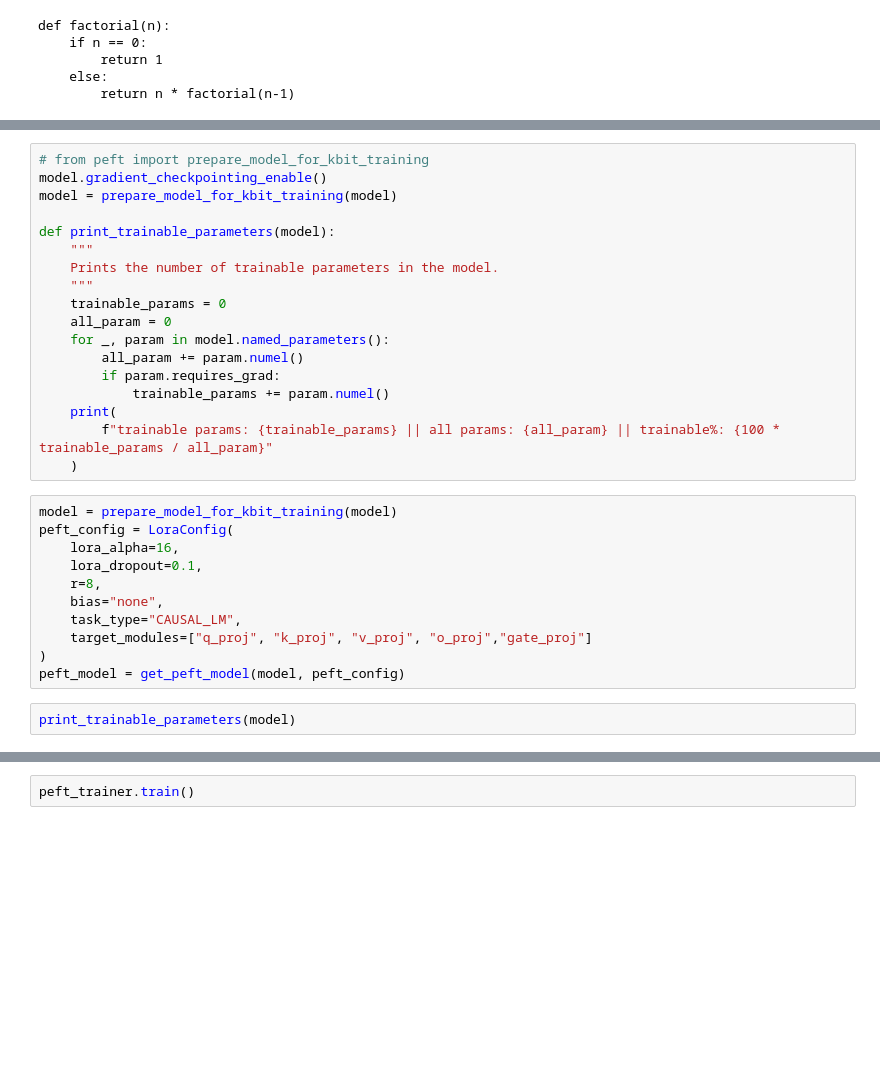
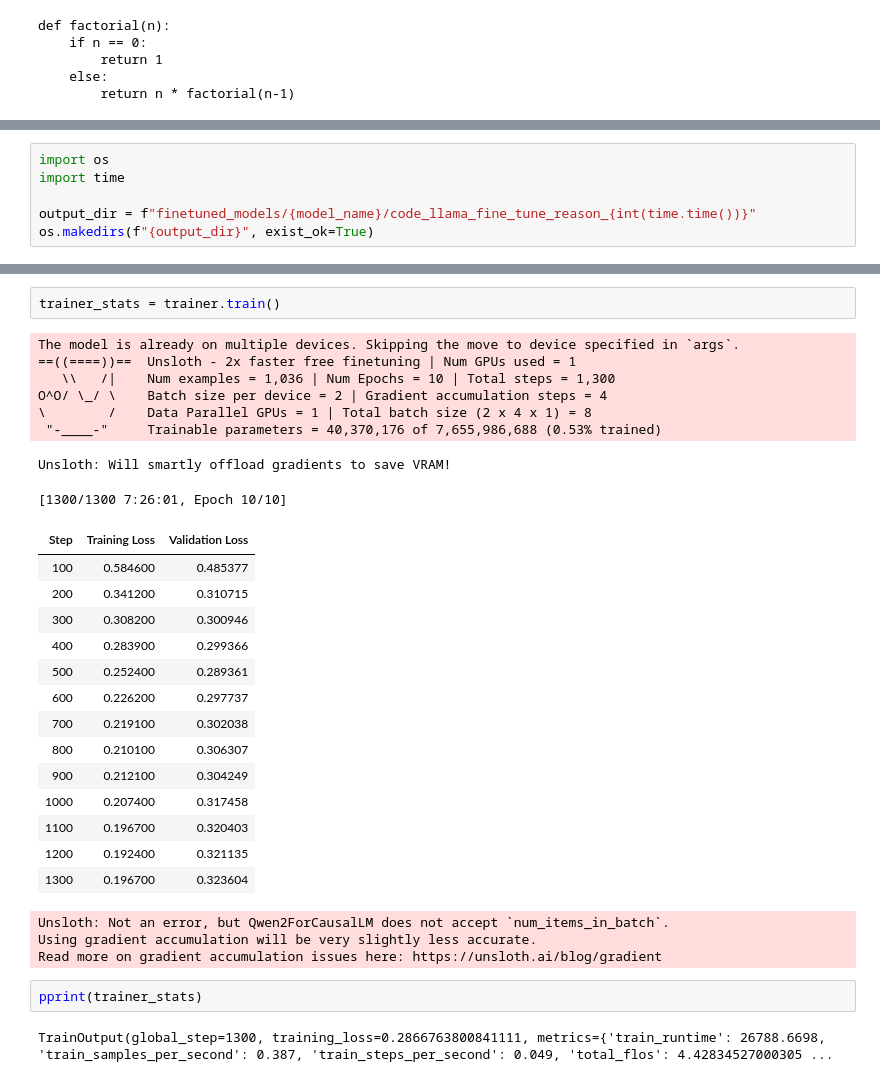
Before and after one commit to nsakib1017/pyllmpatch, a Jupyter notebook: finetuning/model_fine_tuner.ipynb, the cells around one changed output, grey strips where cells are left out. Cells and saved outputs as stored; diff of their text form; blank space fills up the shorter version.

Commit message:
finetuning script added

```diff
--- a/finetuning/model_fine_tuner.ipynb
+++ b/finetuning/model_fine_tuner.ipynb
@@ -136,31 +304,0 @@ def factorial(n):
-# %%
-# from peft import prepare_model_for_kbit_training
-model.gradient_checkpointing_enable()
-model = prepare_model_for_kbit_training(model)
-
-def print_trainable_parameters(model):
-    """
-    Prints the number of trainable parameters in the model.
-    """
-    trainable_params = 0
-    all_param = 0
-    for _, param in model.named_parameters():
-        all_param += param.numel()
-        if param.requires_grad:
-            trainable_params += param.numel()
-    print(
-        f"trainable params: {trainable_params} || all params: {all_param} || trainable%: {100 * trainable_params / all_param}"
-    )
-# %%
-model = prepare_model_for_kbit_training(model)
-peft_config = LoraConfig(
-    lora_alpha=16,
-    lora_dropout=0.1,
-    r=8,
-    bias="none",
-    task_type="CAUSAL_LM",
-    target_modules=["q_proj", "k_proj", "v_proj", "o_proj","gate_proj"]
-)
-peft_model = get_peft_model(model, peft_config)
-# %%
-print_trainable_parameters(model)
@@ -209,0 +305,6 @@ peft_trainer = transformers.Trainer(
+# %%
+import os
+import time
+
+output_dir = f"finetuned_models/{model_name}/code_llama_fine_tune_reason_{int(time.time())}"
+os.makedirs(f"{output_dir}", exist_ok=True)
@@ -214,2 +407,32 @@ gc.collect()
-# %%
-peft_trainer.train()
+# %%
+trainer_stats = trainer.train()
+# %% [output]
+The model is already on multiple devices. Skipping the move to device specified in `args`.
+==((====))==  Unsloth - 2x faster free finetuning | Num GPUs used = 1
+   \\   /|    Num examples = 1,036 | Num Epochs = 10 | Total steps = 1,300
+O^O/ \_/ \    Batch size per device = 2 | Gradient accumulation steps = 4
+\        /    Data Parallel GPUs = 1 | Total batch size (2 x 4 x 1) = 8
+ "-____-"     Trainable parameters = 40,370,176 of 7,655,986,688 (0.53% trained)
+Unsloth: Will smartly offload gradients to save VRAM!
+[1300/1300 7:26:01, Epoch 10/10]
+| Step | Training Loss | Validation Loss |
+| 100 | 0.584600 | 0.485377 |
+| 200 | 0.341200 | 0.310715 |
+| 300 | 0.308200 | 0.300946 |
+| 400 | 0.283900 | 0.299366 |
+| 500 | 0.252400 | 0.289361 |
+| 600 | 0.226200 | 0.297737 |
+| 700 | 0.219100 | 0.302038 |
+| 800 | 0.210100 | 0.306307 |
+| 900 | 0.212100 | 0.304249 |
+| 1000 | 0.207400 | 0.317458 |
+| 1100 | 0.196700 | 0.320403 |
+| 1200 | 0.192400 | 0.321135 |
+| 1300 | 0.196700 | 0.323604 |
+Unsloth: Not an error, but Qwen2ForCausalLM does not accept `num_items_in_batch`.
+Using gradient accumulation will be very slightly less accurate.
+Read more on gradient accumulation issues here: https://unsloth.ai/blog/gradient
+# %%
+pprint(trainer_stats)
+# %% [output]
+TrainOutput(global_step=1300, training_loss=0.2866763800841111, metrics={'train_runtime': 26788.6698, 'train_samples_per_second': 0.387, 'train_steps_per_second': 0.049, 'total_flos': 4.42834527000305 ...
```
Also changed, not shown: parts of 38 cells of this notebook, 2 other files.
